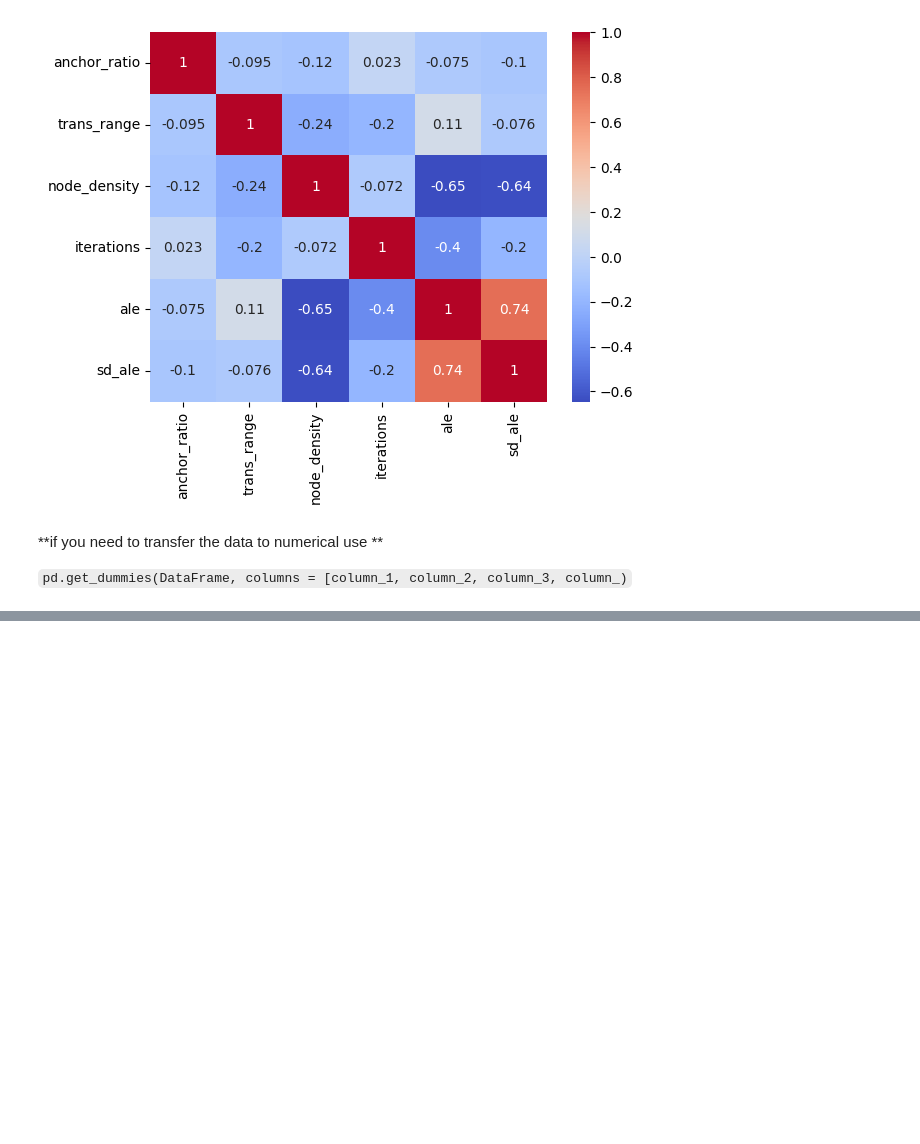
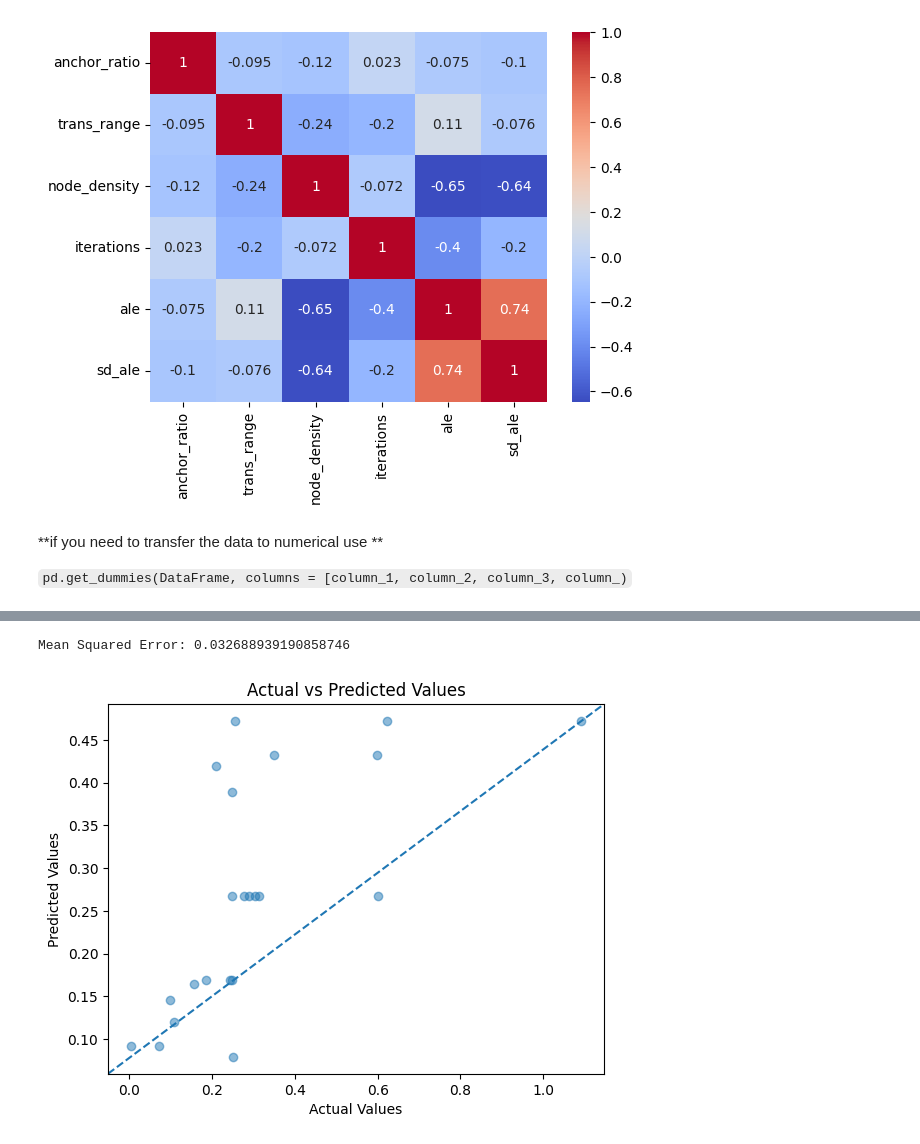
Before and after one commit to thecord/Machine-Learning, a Jupyter notebook: linear_regression.ipynb, the cells around one changed output, grey strips where cells are left out. Cells and saved outputs as stored; diff of their text form; code cells hidden in the pictures; blank space fills up the shorter version.

```diff
--- a/linear_regression.ipynb
+++ b/linear_regression.ipynb
@@ -69,0 +127,35 @@ array([0.08])
+# %%
+from sklearn.tree import DecisionTreeRegressor
+from sklearn.model_selection import train_test_split
+from sklearn.metrics import mean_squared_error
+
+y = data['sd_ale']
+# split data into training and testing sets
+X_train, X_test, y_train, y_test = train_test_split(X, y, test_size=0.2, random_state=42)
+
+# create and fit the model
+model = DecisionTreeRegressor(max_depth=5, random_state=42)
+model.fit(X_train, y_train)
+
+# predict on test data and calculate the mean squared error
+y = data['sd_ale']
+y_pred = model.predict(X_test)
+mse = mean_squared_error(y_test, y_pred)
+
+print("Mean Squared Error:", mse)
+
+import matplotlib.pyplot as plt
+
+# predict values for test set
+y_pred = model.predict(X_test)
+
+# plot actual vs predicted values
+plt.scatter(y_test, y_pred, alpha=0.5)
+plt.plot([0, 1], [0, 1], '--', transform=plt.gca().transAxes)
+plt.xlabel('Actual Values')
+plt.ylabel('Predicted Values')
+plt.title('Actual vs Predicted Values')
+plt.show()
+# %% [output]
+Mean Squared Error: 0.032688939190858746
+[figure, added]
```
Also changed, not shown: parts of 8 cells of this notebook, 2 other files.
